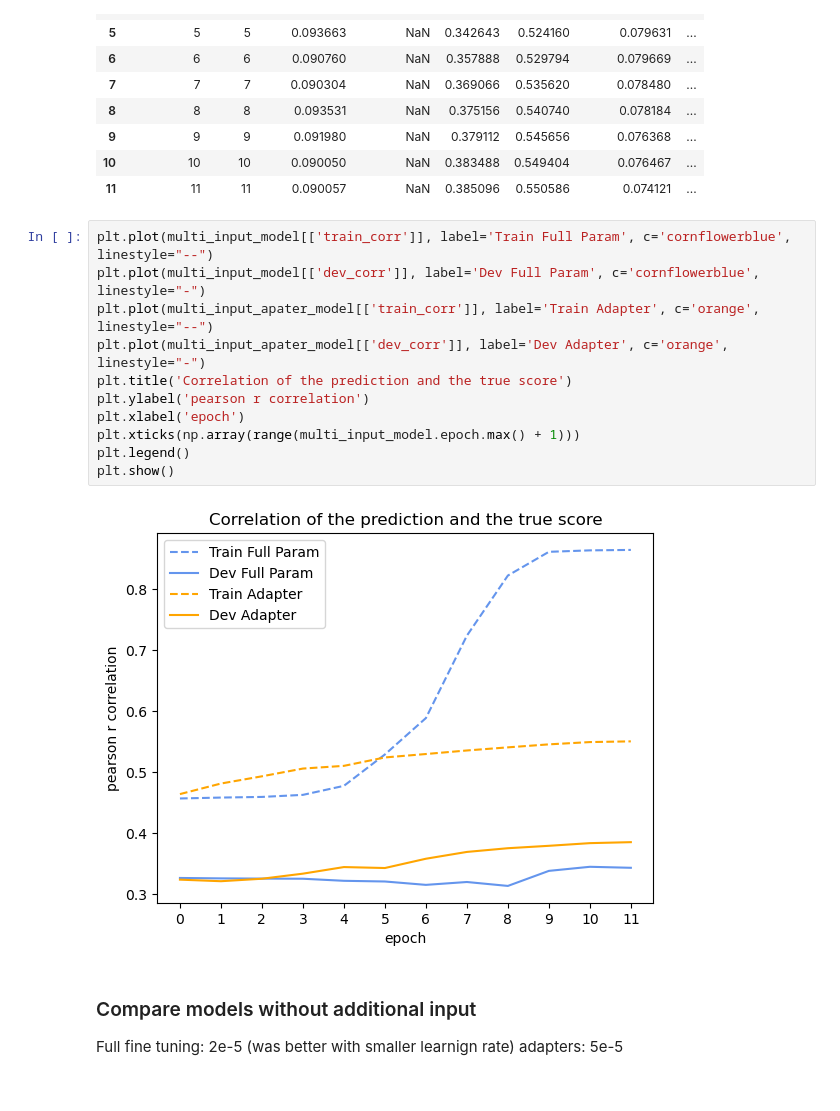
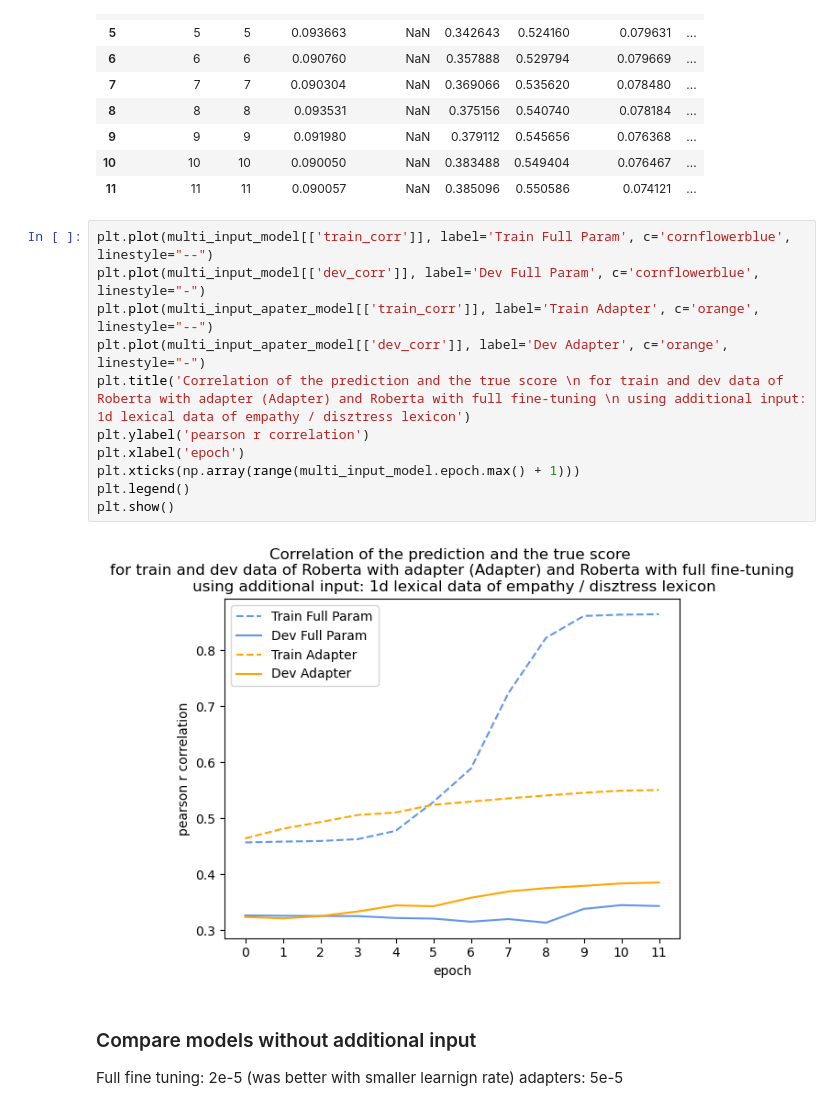
Before and after one commit to myrazma/2022_Masterthesis_Code, a Jupyter notebook: analysis/model_analysis.ipynb, the cells around one changed output. Cells and saved outputs as stored; diff of their text form.

```diff
--- a/analysis/model_analysis.ipynb
+++ b/analysis/model_analysis.ipynb
@@ -77,16 +77,16 @@ multi_input_apater_model
 # %%
 plt.plot(multi_input_model[['train_corr']], label='Train Full Param', c='cornflowerblue', linestyle="--")
 plt.plot(multi_input_model[['dev_corr']], label='Dev Full Param', c='cornflowerblue', linestyle="-")
 plt.plot(multi_input_apater_model[['train_corr']], label='Train Adapter', c='orange', linestyle="--")
 plt.plot(multi_input_apater_model[['dev_corr']], label='Dev Adapter', c='orange', linestyle="-")
-plt.title('Correlation of the prediction and the true score')
+plt.title('Correlation of the prediction and the true score \n for train and dev data of Roberta with adapter (Adapter) and Roberta with full fine-tuning \n using additional input: 1d lexical data of empathy / disztress lexicon')
 plt.ylabel('pearson r correlation')
 plt.xlabel('epoch')
 plt.xticks(np.array(range(multi_input_model.epoch.max() + 1)))
 plt.legend()
 plt.show()
 # %% [output]
-[figure, old version]
+[figure, new version]
 # %% [markdown]
 ### Compare models without additional input
 Full fine tuning: 2e-5 (was better with smaller learnign rate)
```
Also changed, not shown: 2 other files.
